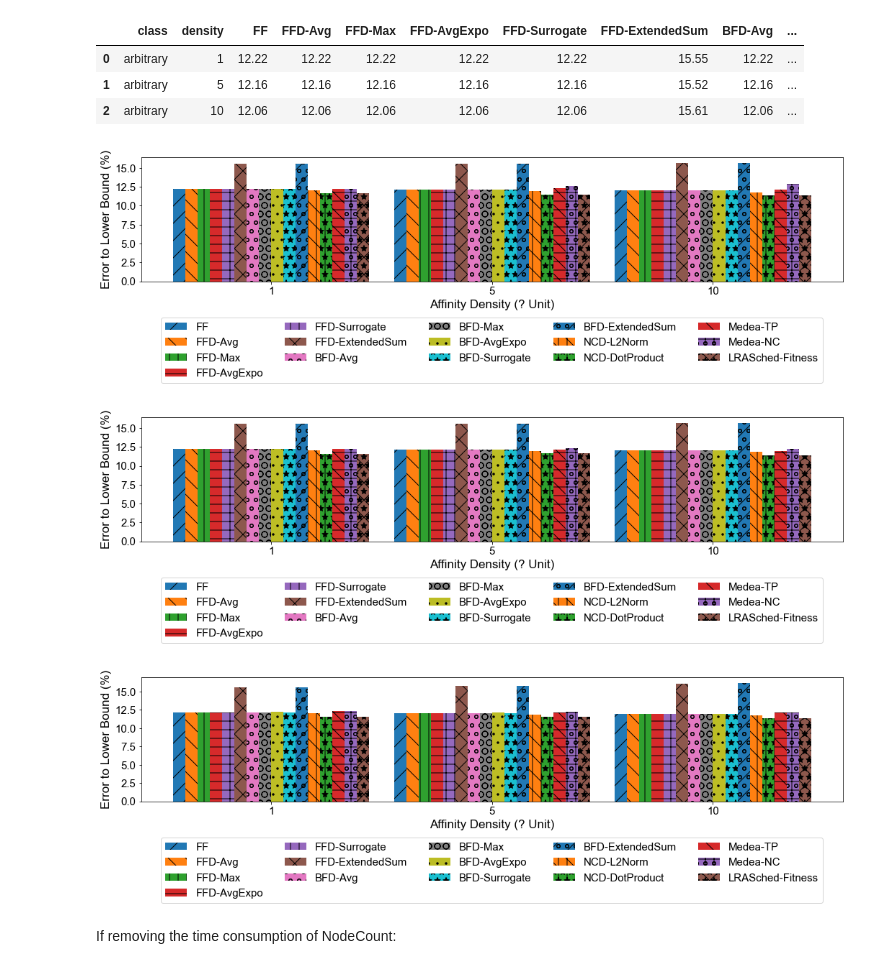
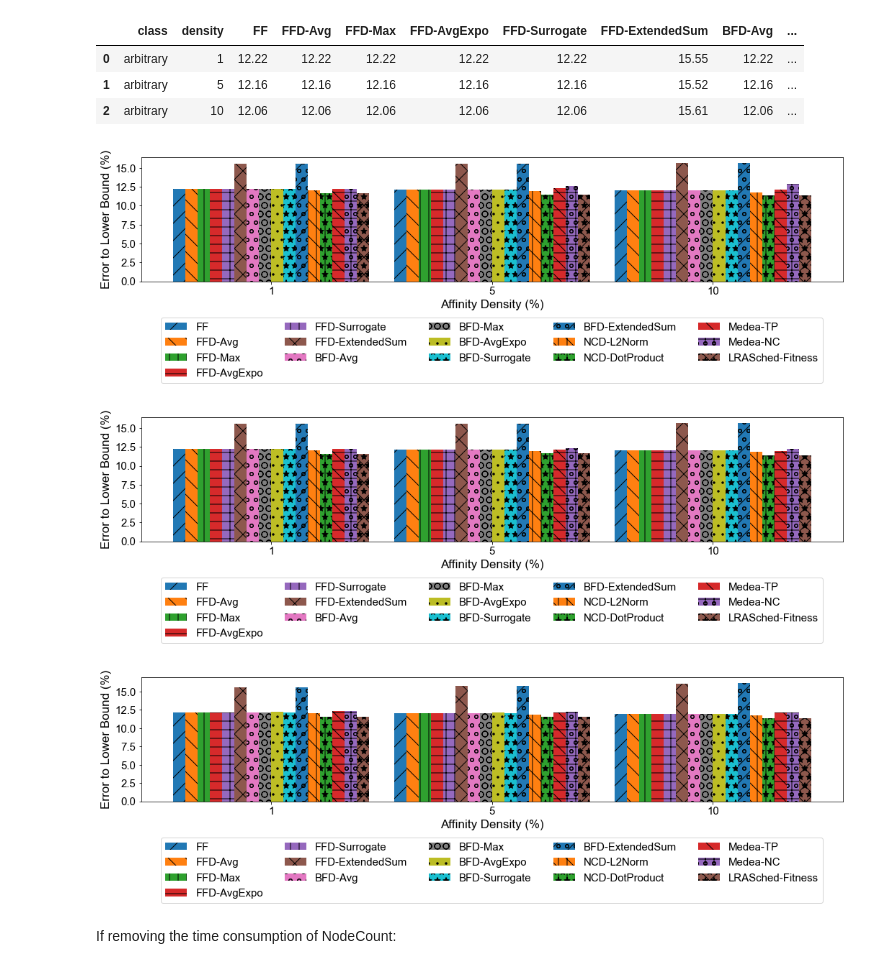
Before and after one commit to DSSGroup-Leeds/LRA-binpacking-expe, a Jupyter notebook: data/analysis_scripts/exp_result_analysis_for_ipdps.ipynb, the cells around one changed output. Saved outputs shown, nothing was run; the diff lists cells and outputs as text; code cells hidden in the pictures.

```diff
--- a/data/analysis_scripts/exp_result_analysis_for_ipdps.ipynb
+++ b/data/analysis_scripts/exp_result_analysis_for_ipdps.ipynb
@@ -147,13 +147,13 @@ twodim_eps[twodim_eps['class'] == 'arbitrary'].sort_values(by='density')
 # %%
 for c in classes:
 # c = "arbitrary"
-    fig = plot_barchart(twodim_eps, c, df_2d_column_names, "Affinity Density (? Unit)", 'Error to Lower Bound (%)')
+    fig = plot_barchart(twodim_eps, c, df_2d_column_names, "Affinity Density (%)", 'Error to Lower Bound (%)')
     filename = f"{proj_path}/plots/density2D_result_{c}.pdf"
     fig.savefig(filename)
 # %% [output]
-[figure, old version]
+[figure, new version]
-[figure, old version]
+[figure, new version]
-[figure, old version]
+[figure, new version]
 # %%
 #for c in classes:
 #    plot_density_barchart(twodim_time, c, df_2d_column_names, 'Time consumption (s)')
```
Also changed, not shown: parts of 3 cells of this notebook, 38 other files.
